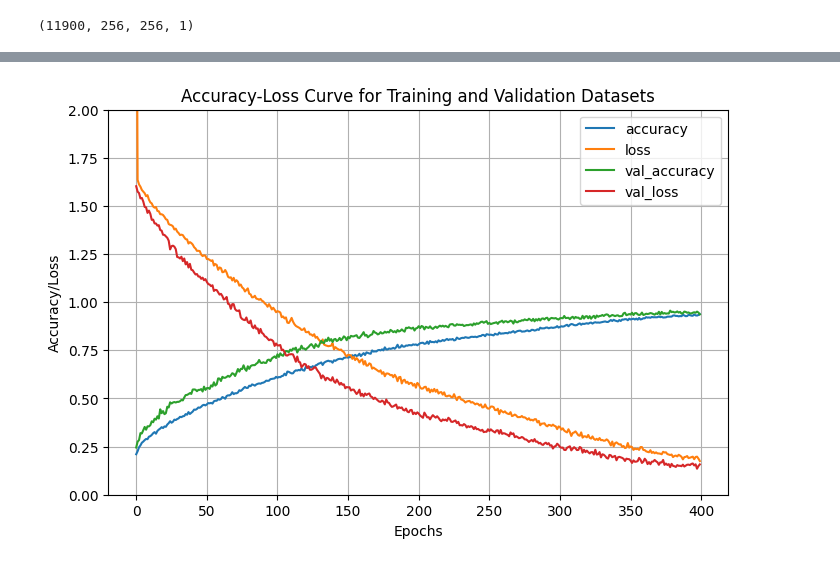
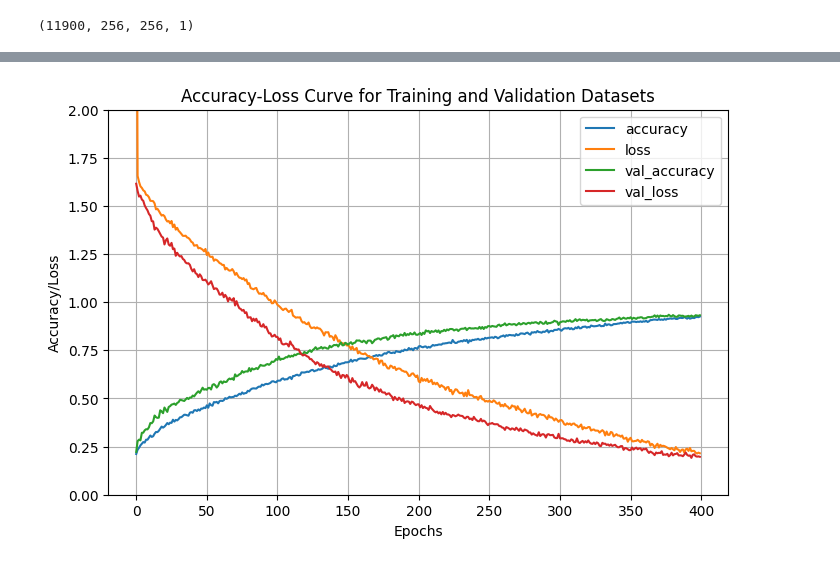
Before and after one commit to MShakiba-Research/CVAE-Vision-Transformer-for-Alzheimer-Detection, a Jupyter notebook: src/Training/3_ViT_CVAE64_reconstruct.ipynb, the cells around one changed output, grey strips where cells are left out. Cells and saved outputs as stored; diff of their text form; code cells hidden in the pictures.

Commit message:
Added 5-Fold Cross Validation

```diff
--- a/src/Training/3_ViT_CVAE64_reconstruct.ipynb
+++ b/src/Training/3_ViT_CVAE64_reconstruct.ipynb
@@ -51,7 +56,7 @@ from google.cloud import storage
 # Initialize the storage client
 client = storage.Client()
 
-# Access your bucket
-bucket_name = 'admri-bucket'
+# Access the bucket
+bucket_name = 'adni-mri-bucket'
 bucket = client.get_bucket(bucket_name)
 # %%
@@ -557,10 +653,0 @@ vit.compile(
-# %%
-# Training the ViT with reconstructed_x_train
-
-history = vit.fit(
-    x=reconstructed_x_train,
-    y=y_train,
-    batch_size=BATCH_SIZE,
-    epochs=EPOCHS,
-    validation_split=0.1,
-)
@@ -585,14 +730,18 @@ Epoch 400/400
 # %%
 # Accuracy/Loss Curve
-pd.DataFrame(history.history).plot(figsize=(8, 5))
+
+fold_idx = 0    # Specify which fold to visualize
+history = histories[fold_idx]
+
+pd.DataFrame(history).plot(figsize=(8, 5))
 plt.grid(True)
 plt.gca().set_ylim(0, 2)
 plt.xlabel('Epochs')
 plt.ylabel('Accuracy/Loss')
 plt.title('Accuracy-Loss Curve for Training and Validation Datasets')
 plt.show()
 # %% [output]
-[figure, old version]
+[figure, new version]
 # %%
 # Evaluating the model on the test set
 
```
Also changed, not shown: parts of 31 cells of this notebook.
